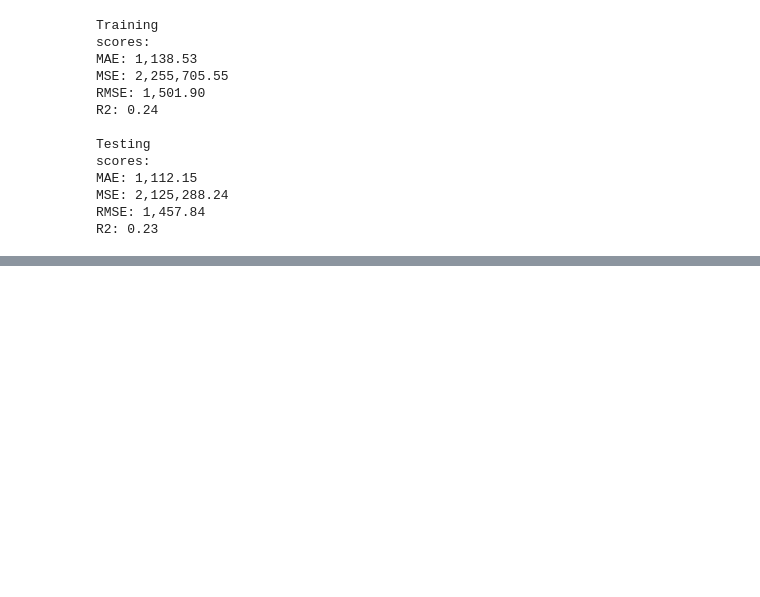
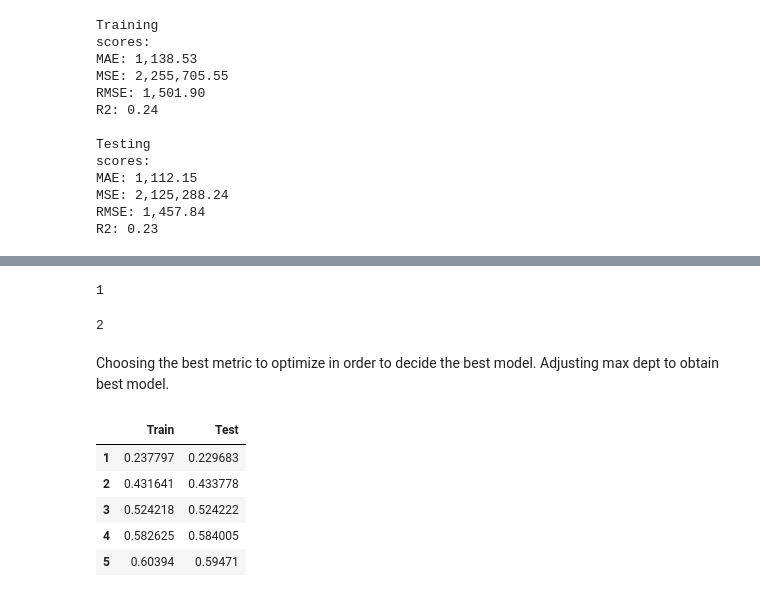
Before and after one commit to bradshawjoshua/Grocery-Super-Anaylsis, a Jupyter notebook: GrocerySuper_Sales_Predictions.ipynb, the cells around one changed output, grey strips where cells are left out. Cells and saved outputs as stored; diff of their text form; code cells hidden in the pictures; blank space fills up the shorter version.

```diff
--- a/GrocerySuper_Sales_Predictions.ipynb
+++ b/GrocerySuper_Sales_Predictions.ipynb
@@ -670,0 +748,12 @@ R2: 0.23
+# %%
+# What was the depth of our default tree?
+dec_tree.get_depth()
+# %% [output]
+1
+# %%
+# How many leaf nodes?
+dec_tree.get_n_leaves()
+# %% [output]
+2
+# %% [markdown]
+Choosing the best metric to optimize in order to decide the best model. Adjusting max dept to obtain best model.
@@ -670,0 +790,9 @@ R2: 0.23
+# %%
+scores_r2.head()
+# %% [output]
+|  | Train | Test |
+| 1 | 0.237797 | 0.229683 |
+| 2 | 0.431641 | 0.433778 |
+| 3 | 0.524218 | 0.524222 |
+| 4 | 0.582625 | 0.584005 |
+| 5 | 0.60394 | 0.59471 |
```
Also changed, not shown: parts of 16 cells of this notebook.
